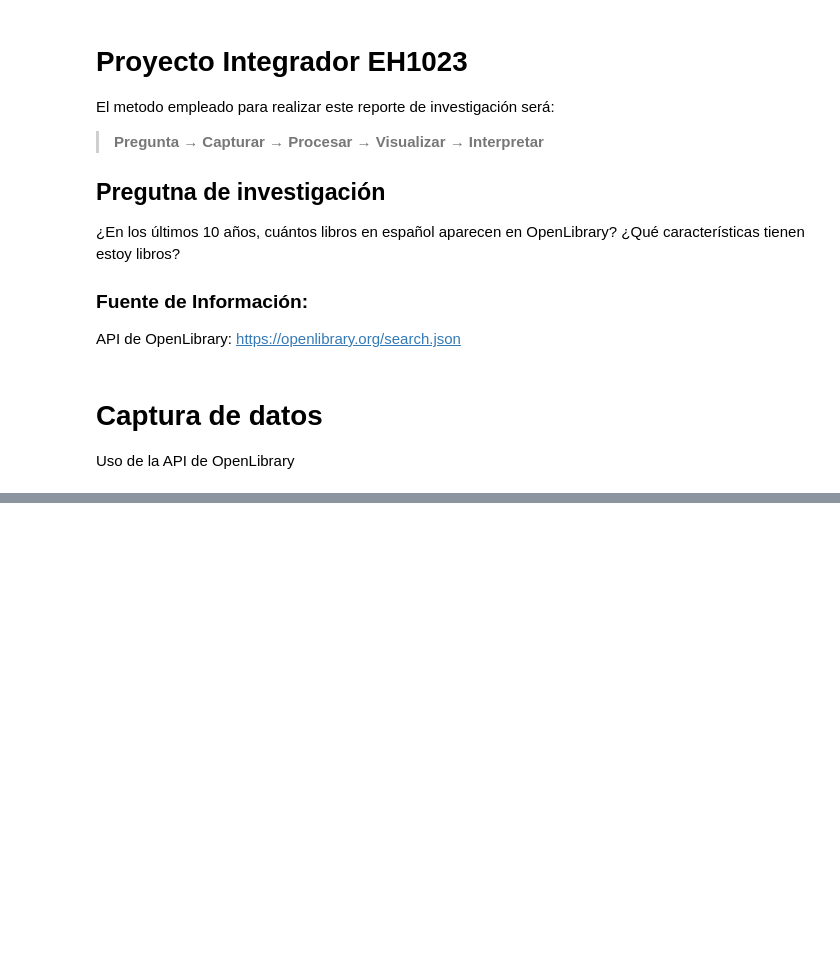
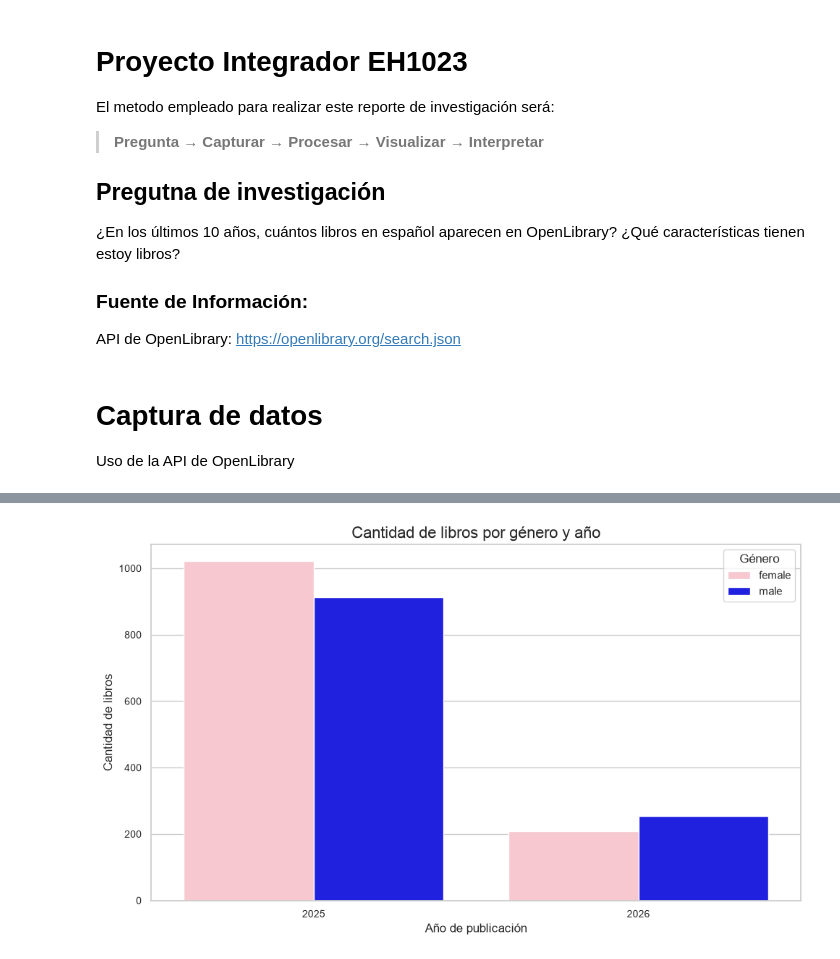
Before and after one commit to juancbaena/curso-python-humanidades-digitales, a Jupyter notebook: dia-5/proyecto_integrador_Baena.ipynb, the cells around one changed output, grey strips where cells are left out. Drawn from its saved outputs; the diff is of its cells as text; code cells hidden in the pictures; blank space fills up the shorter version.

```diff
--- a/dia-5/proyecto_integrador_Baena.ipynb
+++ b/dia-5/proyecto_integrador_Baena.ipynb
@@ -75,0 +107,16 @@ datos
+# %%
+def obtener_genero(nombre):
+    url = "https://api.genderize.io"
+    params = {"name": nombre, "apikey": "02cea41838157999ae625218becd5dae"}
+    try:
+        response = requests.get(url, params=params)
+        if response.status_code == 200:
+            data = response.json()
+            return data.get("gender", "Desconocido")  # Devuelve 'female', 'male' o 'Desconocido'
+        else:
+            return "Desconocido"
+    except Exception as e:
+        print(f"Error al consultar género para {nombre}: {e}")
+        return "Desconocido"
+# %%
+df["primer_nombre"] = df["autor"].apply(lambda x: x.split()[0])  # Toma el primer nombre
@@ -75,0 +137,2 @@ datos
+# %%
+df["genero_genderize.io"] = df["primer_nombre"].apply(obtener_genero)
@@ -75,0 +156,35 @@ datos
+# %%
+df.rename(columns={"genero_genderize.io": "genero"}, inplace=True)
+
+# Filtrar las entradas con autor "Desconocido" o género "Desconocido"
+df_filtrado = df[(df["autor"] != "Desconocido") & (df["genero"] != "Desconocido")]
+
+# Contar libros por año y género
+conteo = df_filtrado.groupby(["anio_publicacion", "genero"]).size().reset_index(name="cantidad")
+
+# Configurar el estilo de Seaborn
+sns.set(style="whitegrid")
+
+# Crear una gráfica de barras
+plt.figure(figsize=(10, 6))
+sns.barplot(
+    data=conteo,
+    x="anio_publicacion",
+    y="cantidad",
+    hue="genero",
+    palette={"male": "blue", "female": "pink"}
+)
+
+# Añadir etiquetas y título
+plt.title("Cantidad de libros por género y año", fontsize=16)
+plt.xlabel("Año de publicación", fontsize=12)
+plt.ylabel("Cantidad de libros", fontsize=12)
+plt.legend(title="Género")
+plt.xticks(fontsize=10)
+plt.yticks(fontsize=10)
+
+# Mostrar la gráfica
+plt.tight_layout()
+plt.show()
+# %% [output]
+[figure, added]
```
Also changed, not shown: parts of 10 cells of this notebook, 1 other file.
